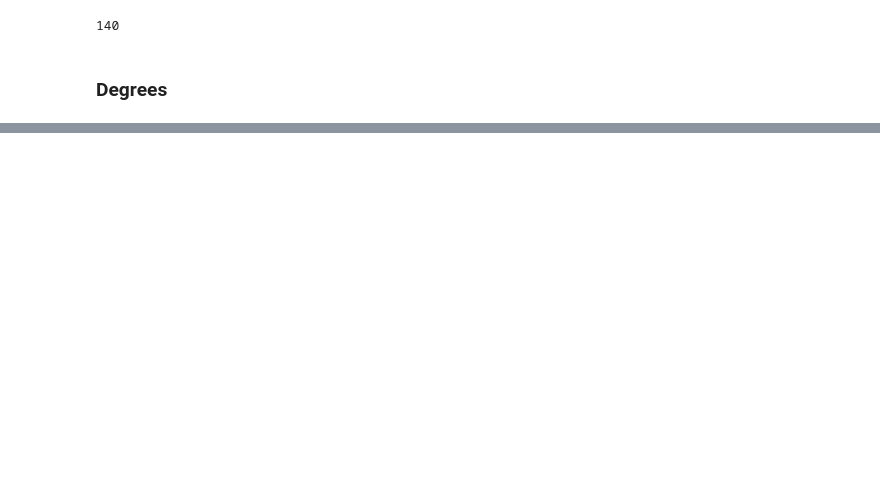
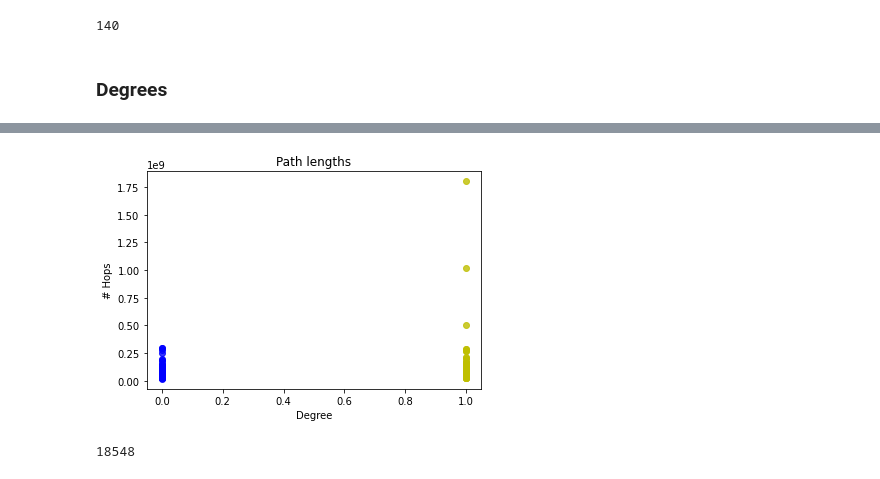
Before and after one commit to janarez/brain-connectivity, a Jupyter notebook: notebooks_exploration/networkx-experiments.ipynb, the cells around one changed output, grey strips where cells are left out. Saved outputs shown, nothing was run; the diff lists cells and outputs as text; code cells hidden in the pictures; blank space fills up the shorter version.

```diff
--- a/notebooks_exploration/networkx-experiments.ipynb
+++ b/notebooks_exploration/networkx-experiments.ipynb
@@ -284,0 +295,32 @@ plt.show()
+# %%
+paths = dict(nx.all_pairs_dijkstra_path(G, weight='distance'))
+# %%
+plt.subplots()
+
+plt.title("Path lengths")
+plt.ylabel("# Hops")
+plt.xlabel("Degree")
+
+
+for G in graphs:
+    paths = dict(nx.communicability(G))
+    count = collections.Counter()
+
+    for v in range(brain_regions):
+        path_length = [p for u, p in sorted(paths[v].items())]
+        # path_length = [len(p)-1 for u, p in sorted(paths[v].items()) if len(p) > 2]
+        count += collections.Counter(path_length)
+
+    path_sum = np.sum(np.array(list(count.values())) * np.array(list(count.keys())))
+    color = 'b' if G.graph['target'] == 0 else 'y'
+    # plt.bar(x=count.keys(), height=count.values(), color=color, alpha=0.5)
+    plt.scatter([G.graph['target']], [path_sum], c=color, alpha=0.8)
+
+
+plt.show()
+# %% [output]
+[figure, added]
+# %%
+np.sum(np.array(list(count.values())) * np.array(list(count.keys())))
+# %% [output]
+18548
```
Also changed, not shown: parts of 9 cells of this notebook.
